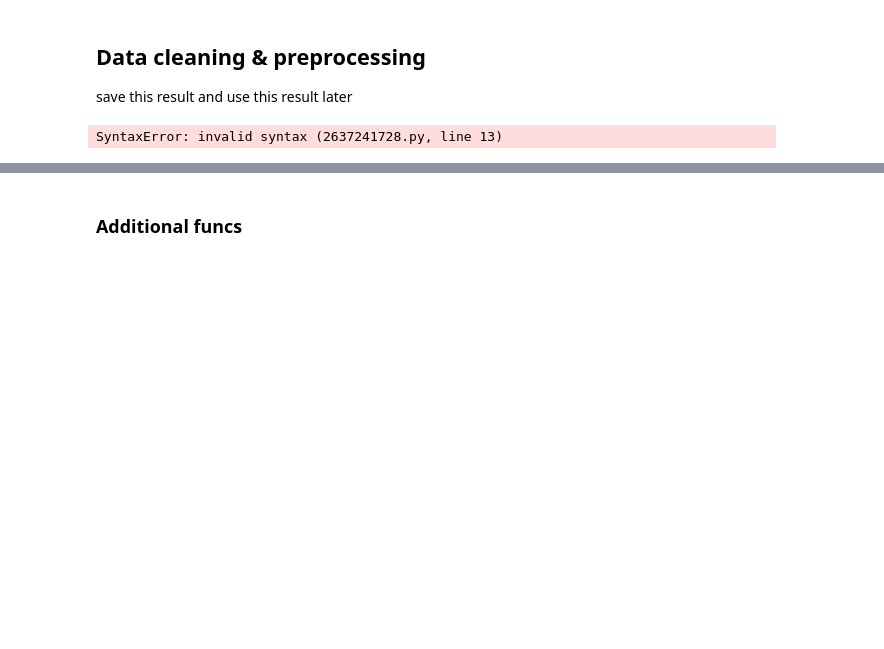
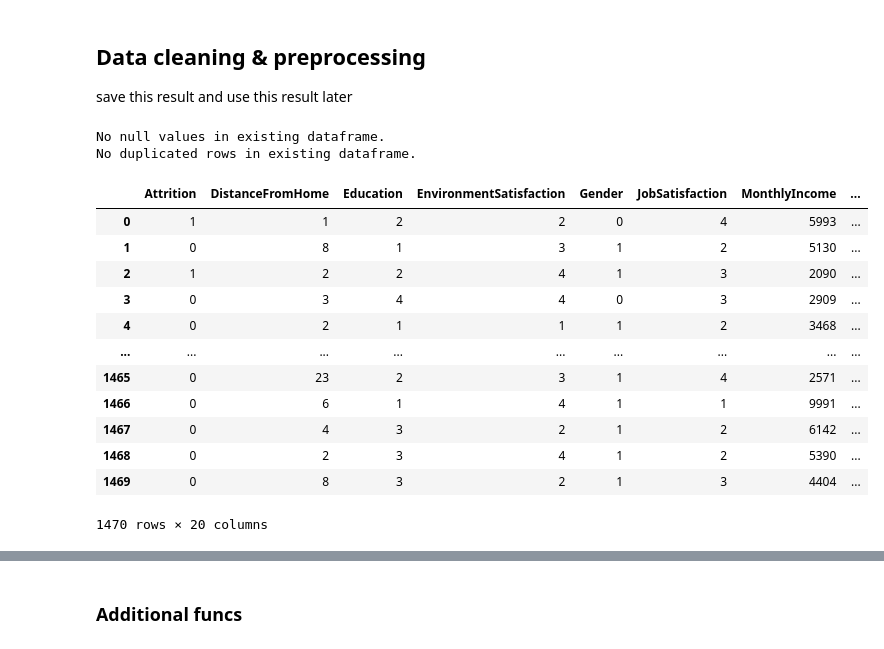
Before and after one commit to YijunShen1107/HR-Attrition-ML-Poject, a Jupyter notebook: ibm-model-comparison.ipynb, the cells around one changed output, grey strips where cells are left out. Saved outputs shown, nothing was run; the diff lists cells and outputs as text; code cells hidden in the pictures; blank space fills up the shorter version.

```diff
--- a/ibm-model-comparison.ipynb
+++ b/ibm-model-comparison.ipynb
@@ -223,37 +223,51 @@ df = drop_zero_variance_features(df)
 # 2.2 Check null values
 check_null_values(df)
 # 2.3 Check duplicates
-check_dup_values(df)df
+check_dup_values(df)
 
 # Step 3: Data preprocessing
 # 3.1 Categorical encoding: label encoding
 df = label_encoder(df, feature_list=['Gender','Attrition'])
-# One-hot encoding (Do we really need this for job role??)
+# One-hot encoding (??Do we really need this for job role??)
 df = one_hot_encoder(df,feature_list=['JobRole'])
 
 # 3.2 Remove highly-correlated features
 # Plot Correlation
 plot_correlation(df, show=False, cmap='RdBu_r')
 '''
 'YearsInCurrentRole' strongly correlated to 'YearsAtCompany'
 'JobLevel' strongly correlated to 'MonthlyIncome'
 'JobLevel' strongly correlated to 'TotalWorkingYears'
 'MonthlyIncome' strongly correlated to 'TotalWorkingYears'
 'YearsAtCompany' strongly correlated to 'YearsWithCurrManager'
 'YearsAtCompany' strongly correlated to 'YearsInCurrRole'
 'YearsInCurrRole' strongly correlated to 'YearsWithCurrManager'
 --> Remove 'TotalWorkingYears','YearsInCurrentRole','JobLevel', 'YearsWithCurrManager'
 '''
 remove_cols = ['TotalWorkingYears','YearsInCurrentRole','JobLevel']
 df.drop(remove_cols, axis=1, inplace=True)
 # 3.3 Normalize feature values
 X,y = split_feature_target(df,target='Attrition')
 X = normalize_features(X)
 y= np.array(y)
 
 # 3.4 Save CSV
 df.to_csv('cleaned_data.csv')
 df
 # %% [output]
-SyntaxError: invalid syntax (2637241728.py, line 13)
+No null values in existing dataframe.
+No duplicated rows in existing dataframe.
+|  | Attrition | DistanceFromHome | Education | EnvironmentSatisfaction | Gender | JobSatisfaction | MonthlyIncome | ... |
+| 0 | 1 | 1 | 2 | 2 | 0 | 4 | 5993 | ... |
+| 1 | 0 | 8 | 1 | 3 | 1 | 2 | 5130 | ... |
+| 2 | 1 | 2 | 2 | 4 | 1 | 3 | 2090 | ... |
+| 3 | 0 | 3 | 4 | 4 | 0 | 3 | 2909 | ... |
+| 4 | 0 | 2 | 1 | 1 | 1 | 2 | 3468 | ... |
+| ... | ... | ... | ... | ... | ... | ... | ... | ... |
+| 1465 | 0 | 23 | 2 | 3 | 1 | 4 | 2571 | ... |
+| 1466 | 0 | 6 | 1 | 4 | 1 | 1 | 9991 | ... |
+| 1467 | 0 | 4 | 3 | 2 | 1 | 2 | 6142 | ... |
+| 1468 | 0 | 2 | 3 | 4 | 1 | 2 | 5390 | ... |
+| 1469 | 0 | 8 | 3 | 2 | 1 | 3 | 4404 | ... |
+1470 rows × 20 columns
 # %%
```
Also changed, not shown: parts of 11 cells of this notebook.
